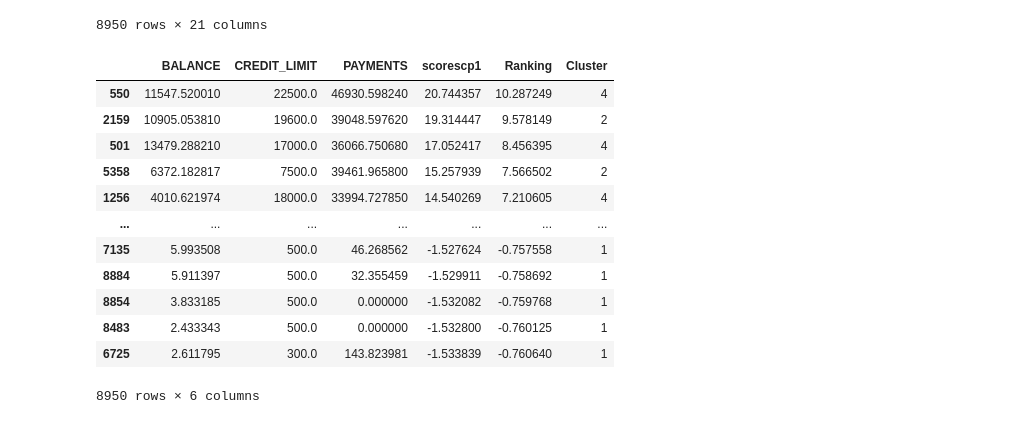
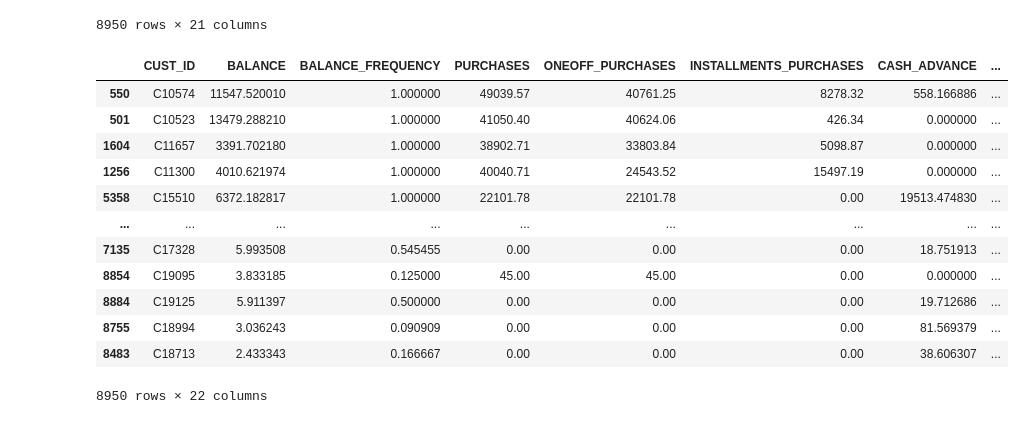
Before and after one commit to leoScienceanalytics/credit_segment_with_clustering, a Jupyter notebook: creditclustering.ipynb, the cells around one changed output. Cells and saved outputs as stored; diff of their text form; code cells hidden in the pictures.

```diff
--- a/creditclustering.ipynb
+++ b/creditclustering.ipynb
@@ -542,7 +562,7 @@ dados['scorescp1'] = components_scores[0]
 dados['scorescp2'] = components_scores[1]
 dados['scorescp3'] = components_scores[2]
 # %%
-dados['Ranking'] = dados['scorescp1'] * explaned_variance_ratio[0]
+dados['Ranking'] = dados['scorescp1'] * explaned_variance_ratio[0] + dados['scorescp2'] * explaned_variance_ratio[1] + dados['scorescp3'] * explaned_variance_ratio[2]
 dados
 # %% [output]
 |  | BALANCE | BALANCE_FREQUENCY | PURCHASES | ONEOFF_PURCHASES | INSTALLMENTS_PURCHASES | CASH_ADVANCE | ... |
@@ -558,23 +578,23 @@ dados
 | 8948 | 13.457564 | 0.833333 | 0.00 | 0.00 | 0.00 | 36.558778 | ... |
 | 8949 | 372.708075 | 0.666667 | 1093.25 | 1093.25 | 0.00 | 127.040008 | ... |
 8950 rows × 21 columns
+# %%
+dados = pd.concat([cust_id, dados], axis=1)
 # %%
 dados = dados.sort_values(by='Ranking', ascending=False)
-dados = dados.drop(['scorescp2', 'scorescp3'], axis=1)
-colunas = ['BALANCE', 'CREDIT_LIMIT', 'PAYMENTS', 'scorescp1', 'Ranking', 'Cluster']
+
+dados
+# %% [output]
+|  | CUST_ID | BALANCE | BALANCE_FREQUENCY | PURCHASES | ONEOFF_PURCHASES | INSTALLMENTS_PURCHASES | CASH_ADVANCE | ... |
+| 550 | C10574 | 11547.520010 | 1.000000 | 49039.57 | 40761.25 | 8278.32 | 558.166886 | ... |
+| 501 | C10523 | 13479.288210 | 1.000000 | 41050.40 | 40624.06 | 426.34 | 0.000000 | ... |
+| 1604 | C11657 | 3391.702180 | 1.000000 | 38902.71 | 33803.84 | 5098.87 | 0.000000 | ... |
+| 1256 | C11300 | 4010.621974 | 1.000000 | 40040.71 | 24543.52 | 15497.19 | 0.000000 | ... |
+| 5358 | C15510 | 6372.182817 | 1.000000 | 22101.78 | 22101.78 | 0.00 | 19513.474830 | ... |
+| ... | ... | ... | ... | ... | ... | ... | ... | ... |
+| 7135 | C17328 | 5.993508 | 0.545455 | 0.00 | 0.00 | 0.00 | 18.751913 | ... |
+| 8854 | C19095 | 3.833185 | 0.125000 | 45.00 | 45.00 | 0.00 | 0.000000 | ... |
+| 8884 | C19125 | 5.911397 | 0.500000 | 0.00 | 0.00 | 0.00 | 19.712686 | ... |
+| 8755 | C18994 | 3.036243 | 0.090909 | 0.00 | 0.00 | 0.00 | 81.569379 | ... |
+| 8483 | C18713 | 2.433343 | 0.166667 | 0.00 | 0.00 | 0.00 | 38.606307 | ... |
+8950 rows × 22 columns
-# %%
-dados[colunas]
-# %% [output]
-|  | BALANCE | CREDIT_LIMIT | PAYMENTS | scorescp1 | Ranking | Cluster |
-| 550 | 11547.520010 | 22500.0 | 46930.598240 | 20.744357 | 10.287249 | 4 |
-| 2159 | 10905.053810 | 19600.0 | 39048.597620 | 19.314447 | 9.578149 | 2 |
-| 501 | 13479.288210 | 17000.0 | 36066.750680 | 17.052417 | 8.456395 | 4 |
-| 5358 | 6372.182817 | 7500.0 | 39461.965800 | 15.257939 | 7.566502 | 2 |
-| 1256 | 4010.621974 | 18000.0 | 33994.727850 | 14.540269 | 7.210605 | 4 |
-| ... | ... | ... | ... | ... | ... | ... |
-| 7135 | 5.993508 | 500.0 | 46.268562 | -1.527624 | -0.757558 | 1 |
-| 8884 | 5.911397 | 500.0 | 32.355459 | -1.529911 | -0.758692 | 1 |
-| 8854 | 3.833185 | 500.0 | 0.000000 | -1.532082 | -0.759768 | 1 |
-| 8483 | 2.433343 | 500.0 | 0.000000 | -1.532800 | -0.760125 | 1 |
-| 6725 | 2.611795 | 300.0 | 143.823981 | -1.533839 | -0.760640 | 1 |
-8950 rows × 6 columns
```
Also changed, not shown: parts of 16 cells of this notebook, 1 other file.
